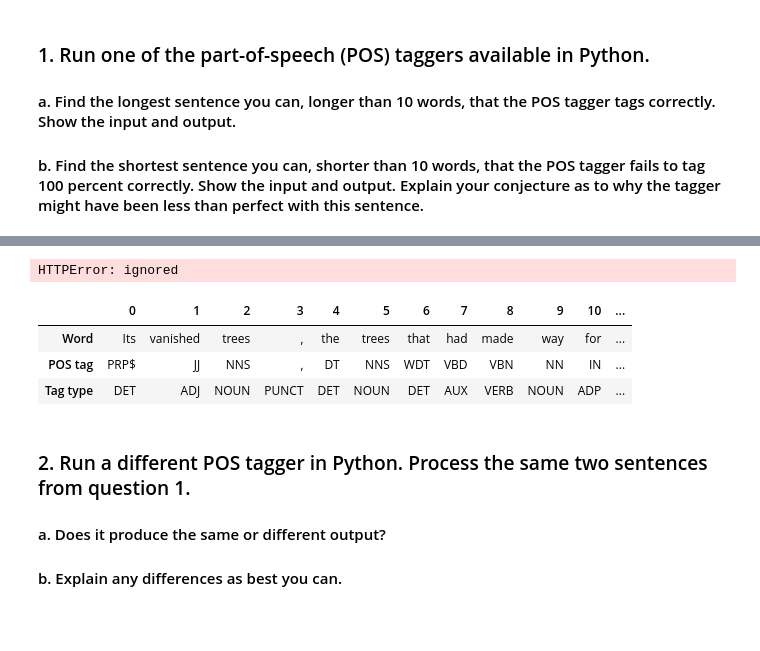
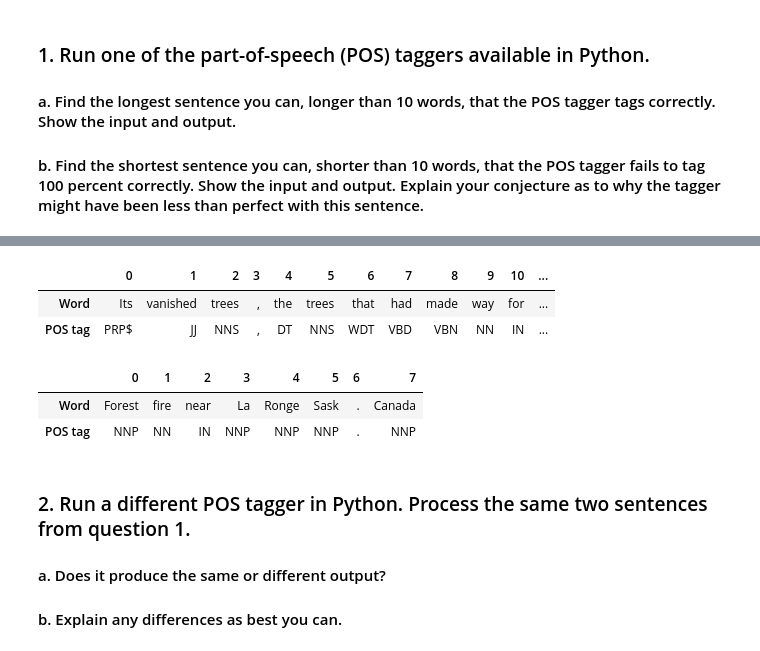
Before and after one commit to jjschueder/NLP, a Jupyter notebook: JJS_Homework4.ipynb, the cells around one changed output, grey strips where cells are left out. Drawn from its saved outputs; the diff is of its cells as text; code cells hidden in the pictures; blank space fills up the shorter version.

```diff
--- a/JJS_Homework4.ipynb
+++ b/JJS_Homework4.ipynb
@@ -15,18 +34,8 @@ longsentence2 = 'I milked the cows, I churned the butter, I stored the cheese, I
-# %%
-import pandas as pd
-shortsentences = pd.read_csv(r"https://raw.githubusercontent.com/jjschueder/NLP/main/POS%20tagging%20train.csv")
-# %% [output]
-HTTPError: ignored
-# %%
-import pandas as pd
-import spacy
-nlp = spacy.load('en_core_web_sm', parse=True, tag=True, entity=True)
-sentence_nlp = nlp(longsentence)
-# POS tagging with Spacy
-spacy_pos_tagged = [(word, word.tag_, word.pos_) for word in sentence_nlp]
-pd.DataFrame(spacy_pos_tagged, columns=['Word', 'POS tag', 'Tag type']).T
-# %% [output]
-|  | 0 | 1 | 2 | 3 | 4 | 5 | 6 | 7 | 8 | 9 | 10 | ... |
-| Word | Its | vanished | trees | , | the | trees | that | had | made | way | for | ... |
-| POS tag | PRP$ | JJ | NNS | , | DT | NNS | WDT | VBD | VBN | NN | IN | ... |
-| Tag type | DET | ADJ | NOUN | PUNCT | DET | NOUN | DET | AUX | VERB | NOUN | ADP | ... |
+# %%
+# POS tagging with nltk
+nltk_pos_tagged = nltk.pos_tag(nltk.word_tokenize(longsentence))
+pd.DataFrame(nltk_pos_tagged, columns=['Word', 'POS tag']).T
+# %% [output]
+|  | 0 | 1 | 2 | 3 | 4 | 5 | 6 | 7 | 8 | 9 | 10 | ... |
+| Word | Its | vanished | trees | , | the | trees | that | had | made | way | for | ... |
+| POS tag | PRP$ | JJ | NNS | , | DT | NNS | WDT | VBD | VBN | NN | IN | ... |
@@ -33,3 +48,10 @@ pd.DataFrame(spacy_pos_tagged, columns=['Word', 'POS tag', 'Tag type']).T
+# %%
+nltk_pos_tagged = nltk.pos_tag(nltk.word_tokenize(short_sentence))
+pd.DataFrame(nltk_pos_tagged, columns=['Word', 'POS tag']).T
+# %% [output]
+|  | 0 | 1 | 2 | 3 | 4 | 5 | 6 | 7 |
+| Word | Forest | fire | near | La | Ronge | Sask | . | Canada |
+| POS tag | NNP | NN | IN | NNP | NNP | NNP | . | NNP |
 # %% [markdown]
 ### 2.	Run a different POS tagger in Python. Process the same two sentences from question 1.
 #### a.	Does it produce the same or different output?
```
Also changed, not shown: parts of 6 cells of this notebook.
